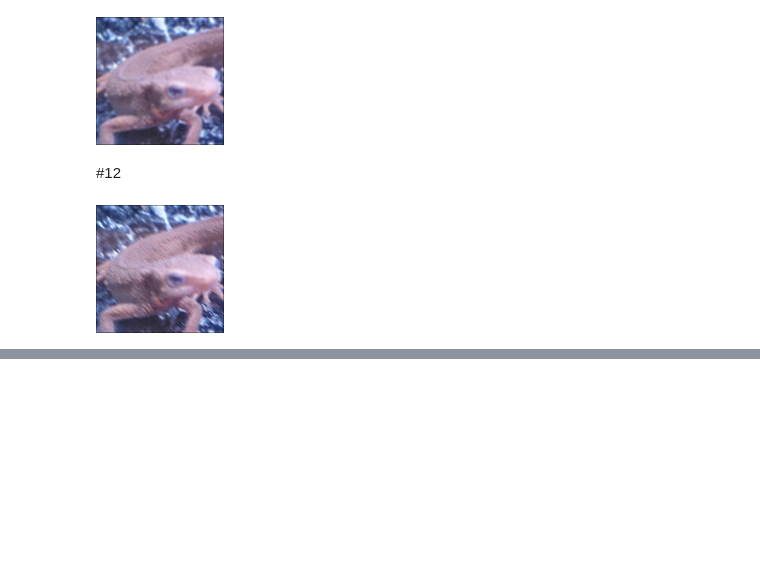
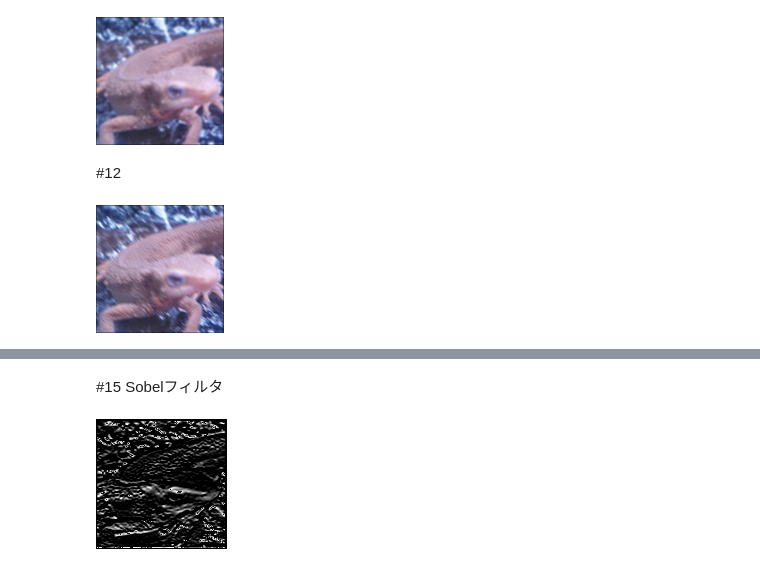
Before and after one commit to katoyu/image-processing-100training, a Jupyter notebook: 画像処理100本ノック11_20.ipynb, the cells around one changed output, grey strips where cells are left out. Cells and saved outputs as stored; diff of their text form; code cells hidden in the pictures; blank space fills up the shorter version.

```diff
--- a/画像処理100本ノック11_20.ipynb
+++ b/画像処理100本ノック11_20.ipynb
@@ -76,0 +162,46 @@ cv2_imshow(out)
+# %% [markdown]
+#15 Sobelフィルタ
+# %%
+import cv2
+import numpy as np
+
+img = cv2.imread("imori.jpg").astype(np.float32)
+H, W, C = img.shape
+
+b = img[:,:,0].copy()
+g = img[:,:,1].copy()
+r = img[:,:,2].copy()
+
+y = 0.2126*r + 0.7152*g + 0.0722*b
+
+gray = y.astype(np.uint8)
+
+K_size = 3
+
+#zero padding
+pad = K_size//2
+out = np.zeros((H + pad*2, W + pad+2), dtype = np.float)
+out[pad:pad+H, pad:pad+W] = gray.copy().astype(np.float)
+out_h = out.copy()
+out_v = out.copy()
+
+Kh = [[1., 2., 1.], [0., 0., 0.], [-1., -2., -1.]]
+Kv = [[1., 0., -1.],[2., 0., -2],[1., 0., -1.]]
+
+for y in range(H):
+  for x in range(W):
+    out_h[pad+y, pad+x] = np.sum(Kh * out[y:y+K_size, x:x+K_size])
+    out_v[pad+y, pad+x] = np.sum(Kv * out[y:y+K_size, x:x+K_size])
+
+    out_v[out_v < 0] = 0
+    out_h[out_h < 0] = 0
+    out_v[out_v > 255] = 255
+    out_v[out_v > 255] = 255
+
+out_h = out_h.astype(np.uint8)
+out_v = out_v.astype(np.uint8)
+cv2.imwrite("out15_h.jpg", out_h)
+cv2.imwrite("out15_v.jpg", out_v)
+cv2_imshow(out_h)
+# %% [output]
+[figure, added]
```
Also changed, not shown: parts of 20 cells of this notebook.
